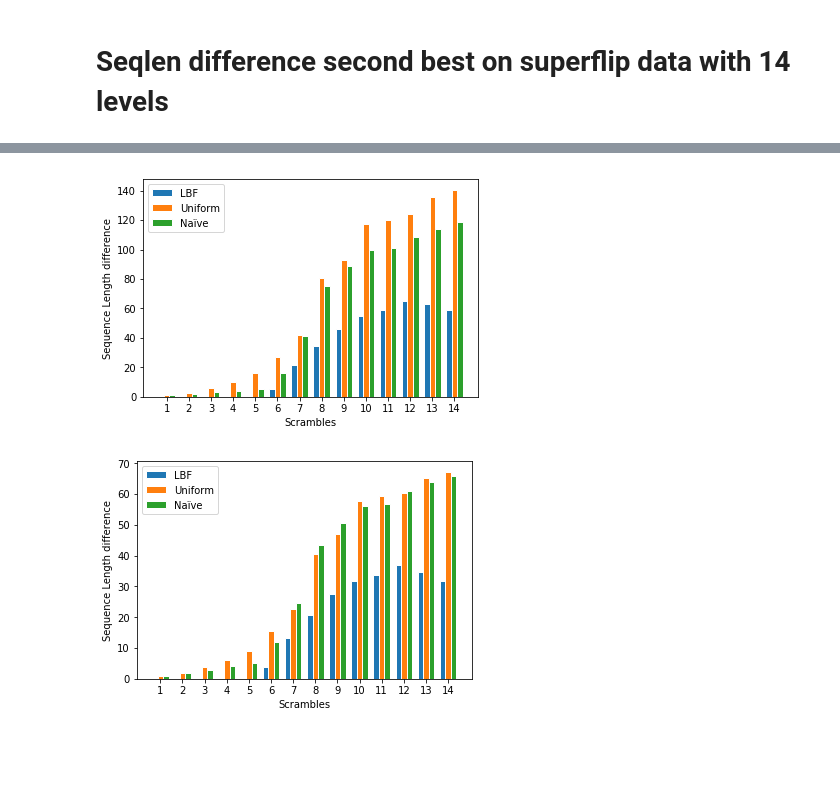
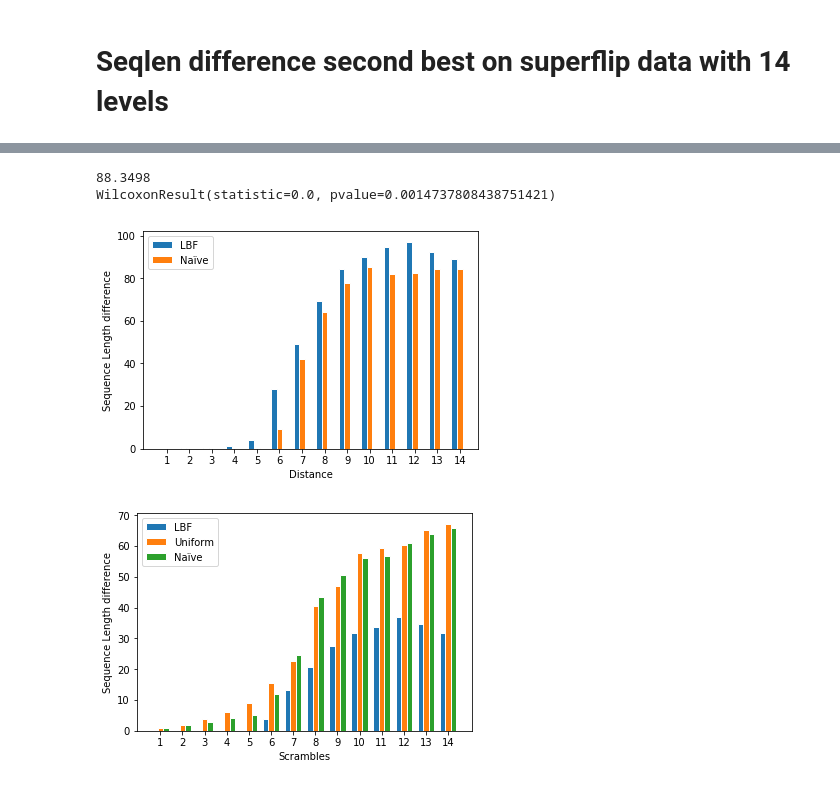
Before and after one commit to JoeHarrison/Thesis, a Jupyter notebook: Experiments/RL plots.ipynb, the cells around one changed output, grey strips where cells are left out. Cells and saved outputs as stored; diff of their text form; code cells hidden in the pictures; blank space fills up the shorter version.

```diff
--- a/Experiments/RL plots.ipynb
+++ b/Experiments/RL plots.ipynb
@@ -114,37 +149,36 @@ plt.show()
 # %%
 barWidth = 0.25
 
-LBF = np.array([1., 2.,          3.,          4.,          5.05511811, 11.62546816,
- 28.71532847, 42.5620438,  55.13138686, 65.05839416, 70.04,       77.07636364,
- 76.2,        72.84057971])
-Mixed = np.array([1.,           2.59259259,   6.29411765,  10.34313725,  15.84251969,
-  27.28089888,  41.83211679,  80.89051095,  93.24087591, 117.6350365,
- 120.17818182, 123.94909091, 136.05454545, 140.67391304])
-Naive = np.array([1.,           2.,           3.,           4.,           5.08661417,
-  16.44194757,  41.55474453,  75.58394161,  89.09489051,  99.61313869,
- 101.08727273, 108.64,       114.02545455, 118.5942029 ])
+LBF = np.array([1.       ,2.4444   ,3.3529   ,5.1863   ,9.3071  ,34.1648  ,56.2721  ,77.368
+  ,93.2677 ,100.0524 ,105.4569 ,109.0875 ,105.2164 ,103.1136])
+Naive = np.array([1.      ,2.      ,3.      ,4.      ,5.2205 ,15.2135 ,49.0876 ,72.2847 ,86.9197
+ ,95.2336 ,92.8836 ,94.3636 ,97.4364 ,98.2971])
+
+print(np.sum(LBF-Naive))
 
 baseline = np.array([1., 2., 3., 4., 5., 6., 7., 8., 9., 10., 11., 12., 13., 14.])
 
+print(scipy.stats.wilcoxon(LBF, Naive))
+
 LBF -= baseline
+Naive -= baseline
 
 r1 = np.arange(len(LBF))
 r2 = [x + barWidth for x in r1]
-r3 = [x + barWidth for x in r2]
 
 plt.bar(r1, LBF, width=barWidth, edgecolor='white', label='LBF')
-plt.bar(r2, Mixed, width=barWidth, edgecolor='white', label='Uniform')
-plt.bar(r3, Naive, width=barWidth, edgecolor='white', label='Naïve')
-
-plt.xlabel('Scrambles')
+plt.bar(r2, Naive, width=barWidth, edgecolor='white', label='Naïve')
+plt.xlabel('Distance')
 plt.ylabel('Sequence Length difference')
 plt.xticks([r + barWidth for r in range(len(LBF))], ['1', '2', '3', '4', '5', '6', '7', '8', '9', '10', '11', '12', '13', '14'])
 
 # Create legend & Show graphic
 plt.legend()
 plt.show()
 # %% [output]
+88.3498
+WilcoxonResult(statistic=0.0, pvalue=0.0014737808438751421)
-[figure, old version]
+[figure, new version]
 # %%
 barWidth = 0.25
 
```
Also changed, not shown: parts of 3 cells of this notebook.
